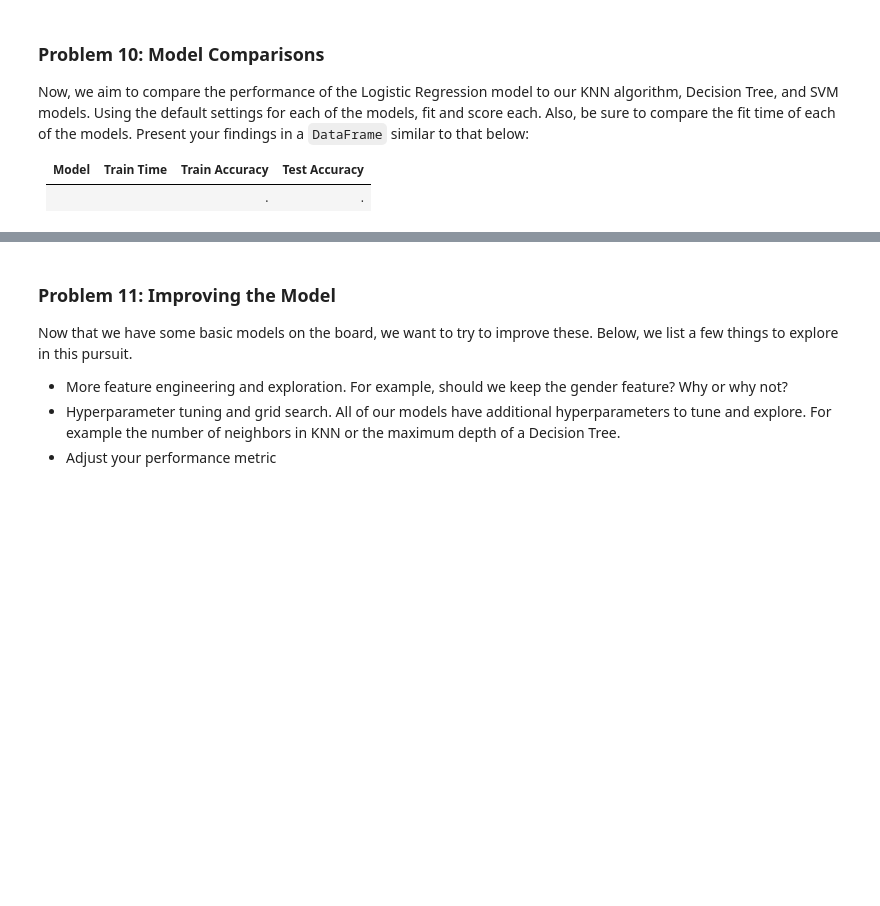
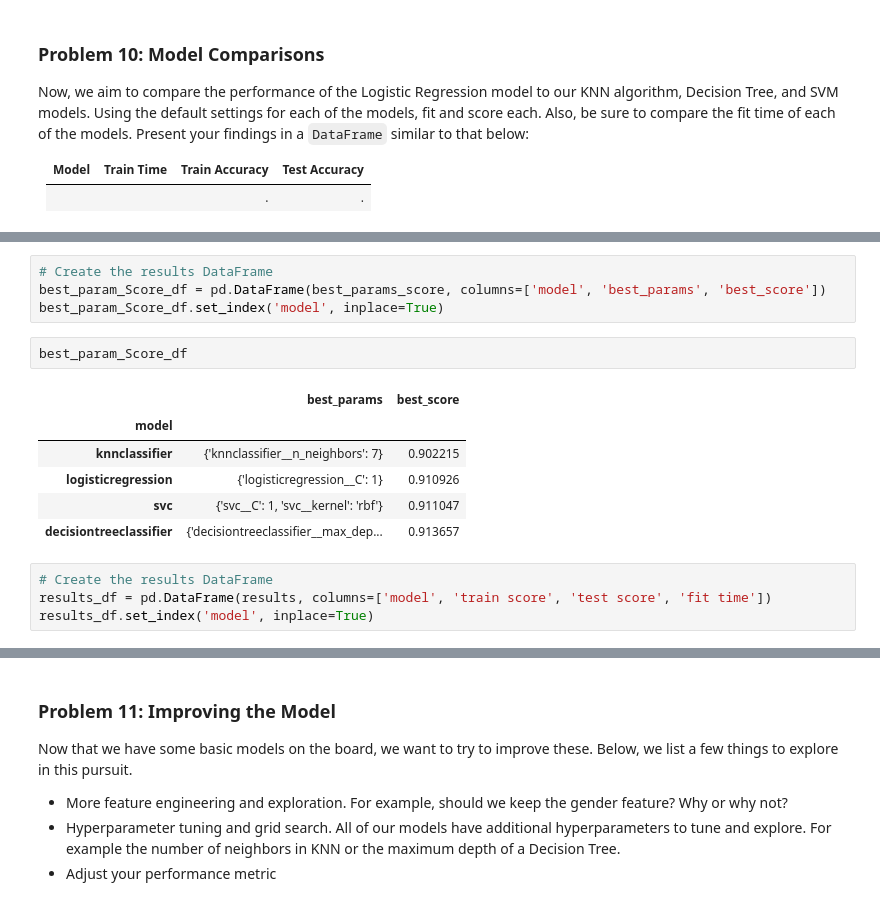
Before and after one commit to nisheethg2000/UCB_AIML, a Jupyter notebook: Practical Applications/Practical Application M17/prompt_III.ipynb, the cells around one changed output, grey strips where cells are left out. Cells and saved outputs as stored; diff of their text form; blank space fills up the shorter version.

```diff
--- a/Practical Applications/Practical Application M17/prompt_III.ipynb
+++ b/Practical Applications/Practical Application M17/prompt_III.ipynb
@@ -125,0 +322,17 @@ Now, we aim to compare the performance of the Logistic Regression model to our K
+# %%
+# Create the results DataFrame
+best_param_Score_df = pd.DataFrame(best_params_score, columns=['model', 'best_params', 'best_score'])
+best_param_Score_df.set_index('model', inplace=True)
+# %%
+best_param_Score_df
+# %% [output]
+|  | best_params | best_score |
+| model |  |  |
+| knnclassifier | {'knnclassifier__n_neighbors': 7} | 0.902215 |
+| logisticregression | {'logisticregression__C': 1} | 0.910926 |
+| svc | {'svc__C': 1, 'svc__kernel': 'rbf'} | 0.911047 |
+| decisiontreeclassifier | {'decisiontreeclassifier__max_dep... | 0.913657 |
+# %%
+# Create the results DataFrame
+results_df = pd.DataFrame(results, columns=['model', 'train score', 'test score', 'fit time'])
+results_df.set_index('model', inplace=True)
```
Also changed, not shown: parts of 35 cells of this notebook.
